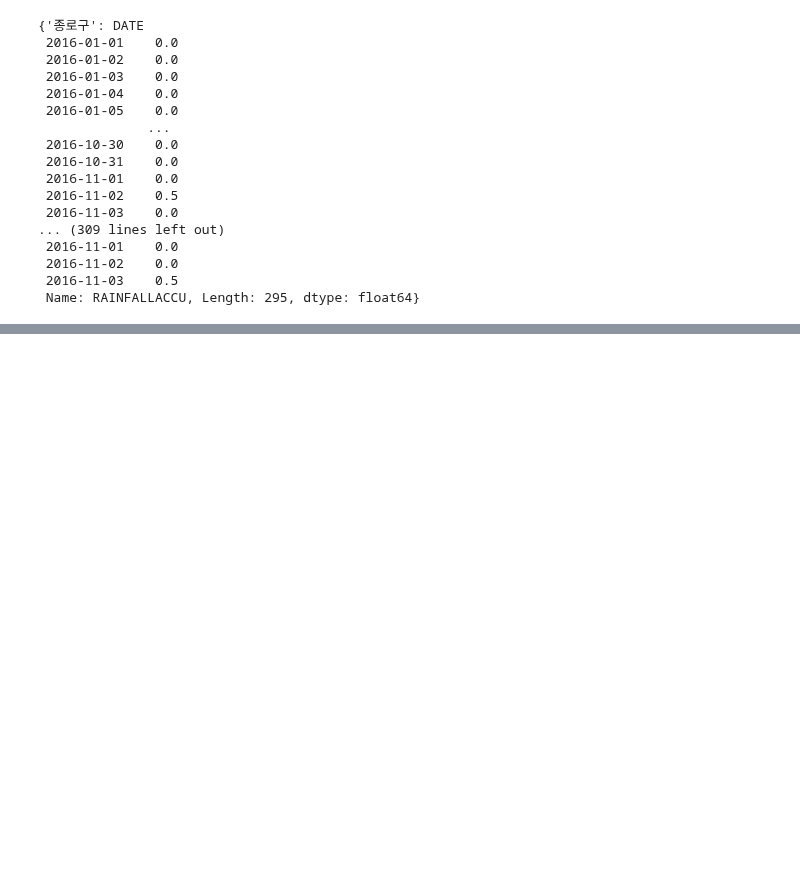
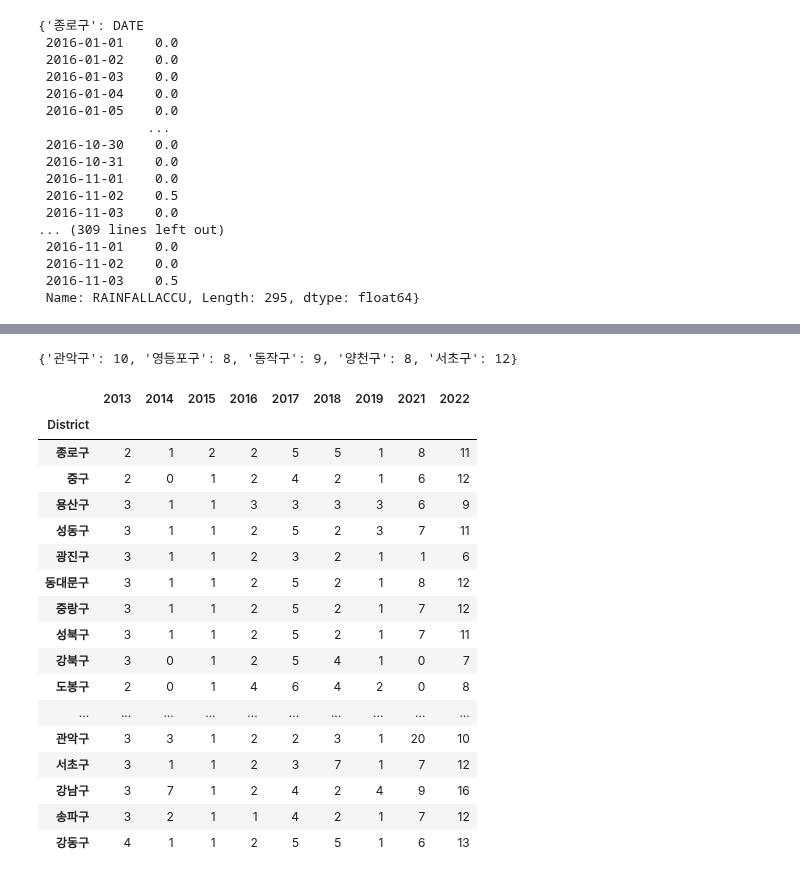
Before and after one commit to yooninsu/SeoulCity_BigData_Campus, a Jupyter notebook: rain_forecast.ipynb, the cells around one changed output, grey strips where cells are left out. Saved outputs shown, nothing was run; the diff lists cells and outputs as text; code cells hidden in the pictures; blank space fills up the shorter version.

```diff
--- a/rain_forecast.ipynb
+++ b/rain_forecast.ipynb
@@ -319,0 +655,60 @@ fig2 = m.plot_components(forecast, figsize=(20, 15))
+# %%
+count2022={}
+for gu in top5:
+    count2022[gu] = len(df2022[gu][df2022[gu] >= 80])
+count2022
+# %% [output]
+{'관악구': 10, '영등포구': 8, '동작구': 9, '양천구': 8, '서초구': 12}
+# %%
+import pandas as pd
+
+def 집중호우(gu_name):
+    # Define dictionaries to store the counts for each year
+    counts = {
+        2013: len(df2013[gu_name][df2013[gu_name] >= 80]),
+        2014: len(df2014[gu_name][df2014[gu_name] >= 80]),
+        2015: len(df2015[gu_name][df2015[gu_name] >= 80]),
+        2016: len(df2016[gu_name][df2016[gu_name] >= 80]),
+        2017: len(df2017[gu_name][df2017[gu_name] >= 80]),
+        2018: len(df2018[gu_name][df2018[gu_name] >= 80]),
+        2019: len(df2019[gu_name][df2019[gu_name] >= 80]),
+        2021: len(df2021[gu_name][df2021[gu_name] >= 80]),
+        2022: len(df2022[gu_name][df2022[gu_name] >= 80])
+    }
+
+    return counts
+
+# Create a DataFrame to store the results
+results = []
+
+for gu_name in gu_names:
+    counts = 집중호우(gu_name)
+    counts['District'] = gu_name
+    results.append(counts)
+
+results_df = pd.DataFrame(results)
+
+# Set the "District" column as the index
+results_df.set_index('District', inplace=True)
+
+# Print the DataFrame
+results_df
+# %% [output]
+|  | 2013 | 2014 | 2015 | 2016 | 2017 | 2018 | 2019 | 2021 | 2022 |
+| District |  |  |  |  |  |  |  |  |  |
+| 종로구 | 2 | 1 | 2 | 2 | 5 | 5 | 1 | 8 | 11 |
+| 중구 | 2 | 0 | 1 | 2 | 4 | 2 | 1 | 6 | 12 |
+| 용산구 | 3 | 1 | 1 | 3 | 3 | 3 | 3 | 6 | 9 |
+| 성동구 | 3 | 1 | 1 | 2 | 5 | 2 | 3 | 7 | 11 |
+| 광진구 | 3 | 1 | 1 | 2 | 3 | 2 | 1 | 1 | 6 |
+| 동대문구 | 3 | 1 | 1 | 2 | 5 | 2 | 1 | 8 | 12 |
+| 중랑구 | 3 | 1 | 1 | 2 | 5 | 2 | 1 | 7 | 12 |
+| 성북구 | 3 | 1 | 1 | 2 | 5 | 2 | 1 | 7 | 11 |
+| 강북구 | 3 | 0 | 1 | 2 | 5 | 4 | 1 | 0 | 7 |
+| 도봉구 | 2 | 0 | 1 | 4 | 6 | 4 | 2 | 0 | 8 |
+| ... | ... | ... | ... | ... | ... | ... | ... | ... | ... |
+| 관악구 | 3 | 3 | 1 | 2 | 2 | 3 | 1 | 20 | 10 |
+| 서초구 | 3 | 1 | 1 | 2 | 3 | 7 | 1 | 7 | 12 |
+| 강남구 | 3 | 7 | 1 | 2 | 4 | 2 | 4 | 9 | 16 |
+| 송파구 | 3 | 2 | 1 | 1 | 4 | 2 | 1 | 7 | 12 |
+| 강동구 | 4 | 1 | 1 | 2 | 5 | 5 | 1 | 6 | 13 |
```
Also changed, not shown: parts of 38 cells of this notebook, 3 other files.
